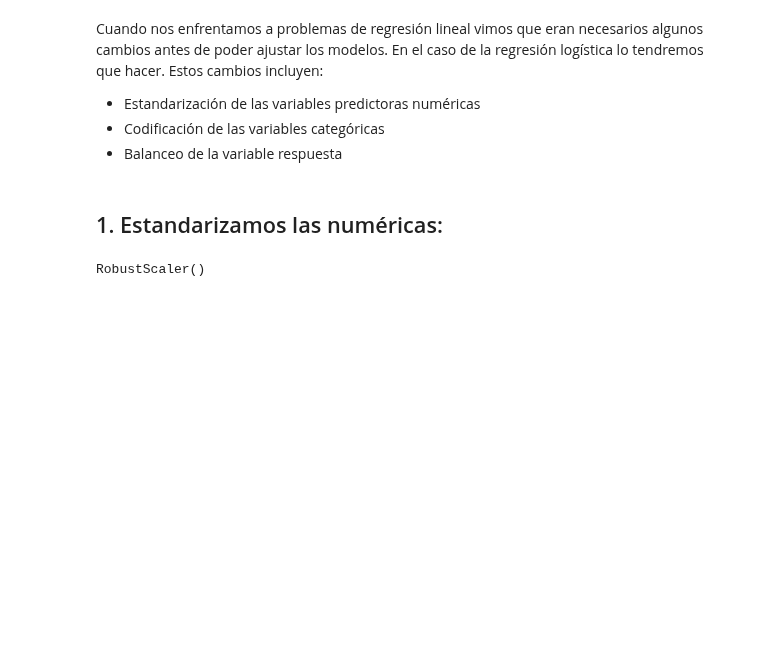
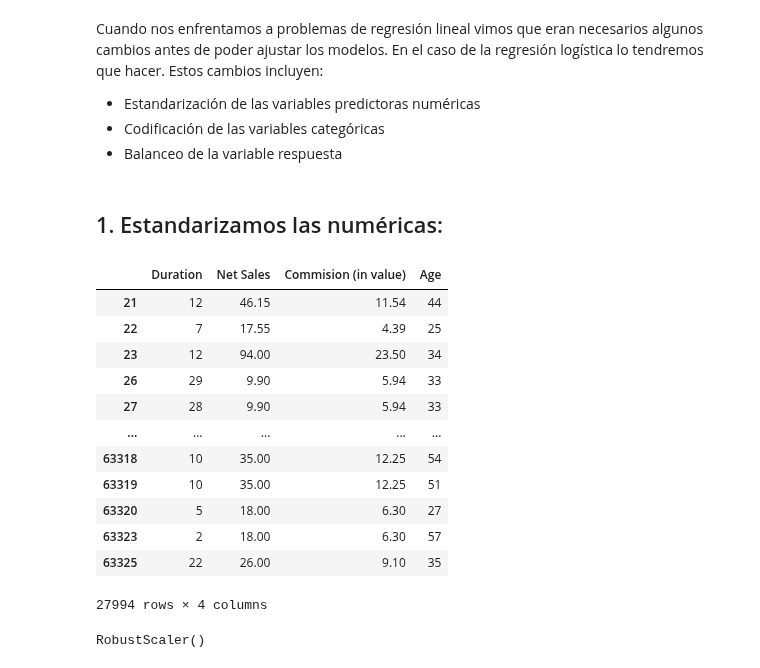
Before and after one commit to Adalab/DA-promoC-modulo3-sprint1-IreneMarta, a Jupyter notebook: regresion logistica/2.Preprocesado.ipynb, the cells around one changed output. Drawn from its saved outputs; the diff is of its cells as text; code cells hidden in the pictures; blank space fills up the shorter version.

```diff
--- a/regresion logistica/2.Preprocesado.ipynb
+++ b/regresion logistica/2.Preprocesado.ipynb
@@ -27,6 +27,22 @@ Cuando nos enfrentamos a problemas de regresión lineal vimos que eran necesario
 ## 1. Estandarizamos las numéricas:
 # %%
 numericas = df.select_dtypes(include=np.number)
+# %%
+numericas
+# %% [output]
+|  | Duration | Net Sales | Commision (in value) | Age |
+| 21 | 12 | 46.15 | 11.54 | 44 |
+| 22 | 7 | 17.55 | 4.39 | 25 |
+| 23 | 12 | 94.00 | 23.50 | 34 |
+| 26 | 29 | 9.90 | 5.94 | 33 |
+| 27 | 28 | 9.90 | 5.94 | 33 |
+| ... | ... | ... | ... | ... |
+| 63318 | 10 | 35.00 | 12.25 | 54 |
+| 63319 | 10 | 35.00 | 12.25 | 51 |
+| 63320 | 5 | 18.00 | 6.30 | 27 |
+| 63323 | 2 | 18.00 | 6.30 | 57 |
+| 63325 | 22 | 26.00 | 9.10 | 35 |
+27994 rows × 4 columns
 # %%
 robust= RobustScaler()
 # %%
```
Also changed, not shown: parts of 7 cells of this notebook, 34 other files.
